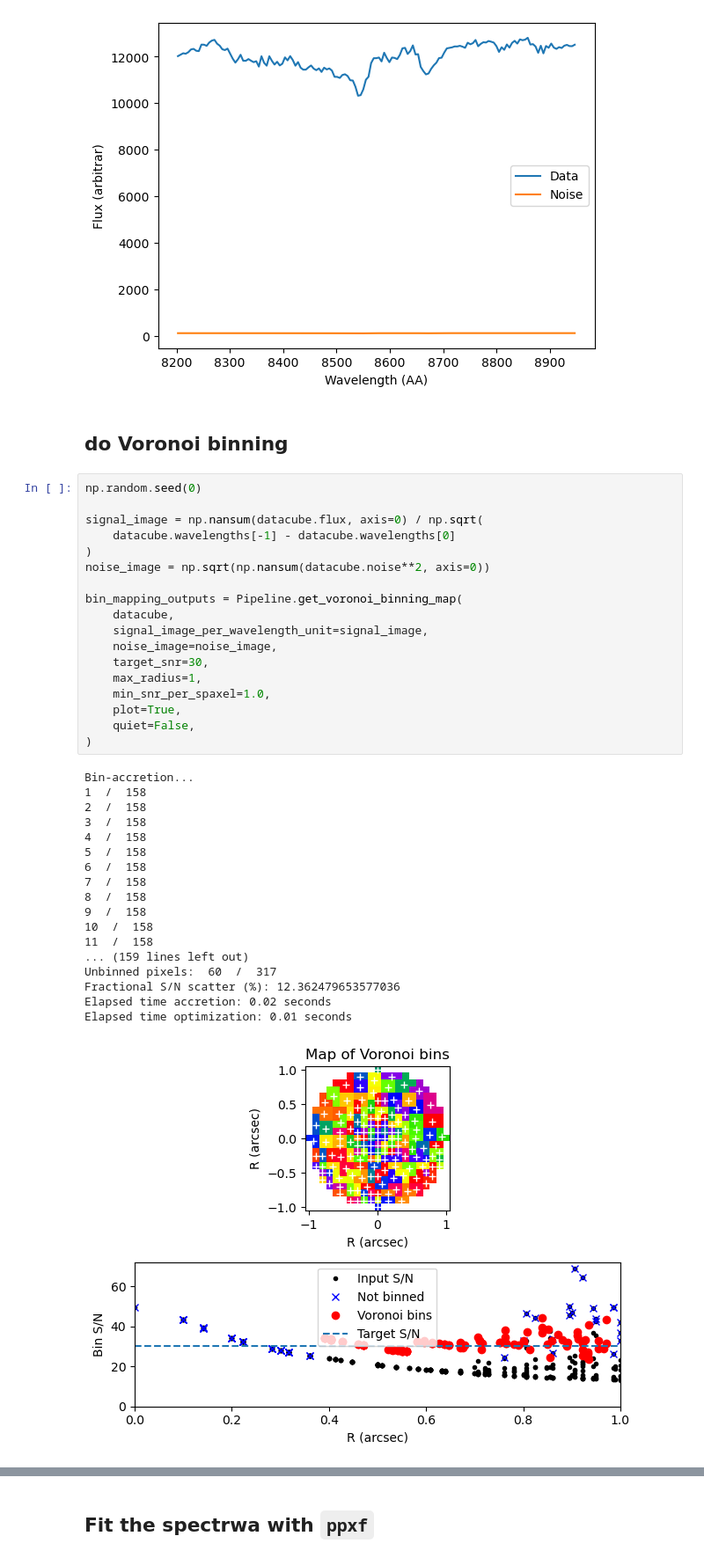
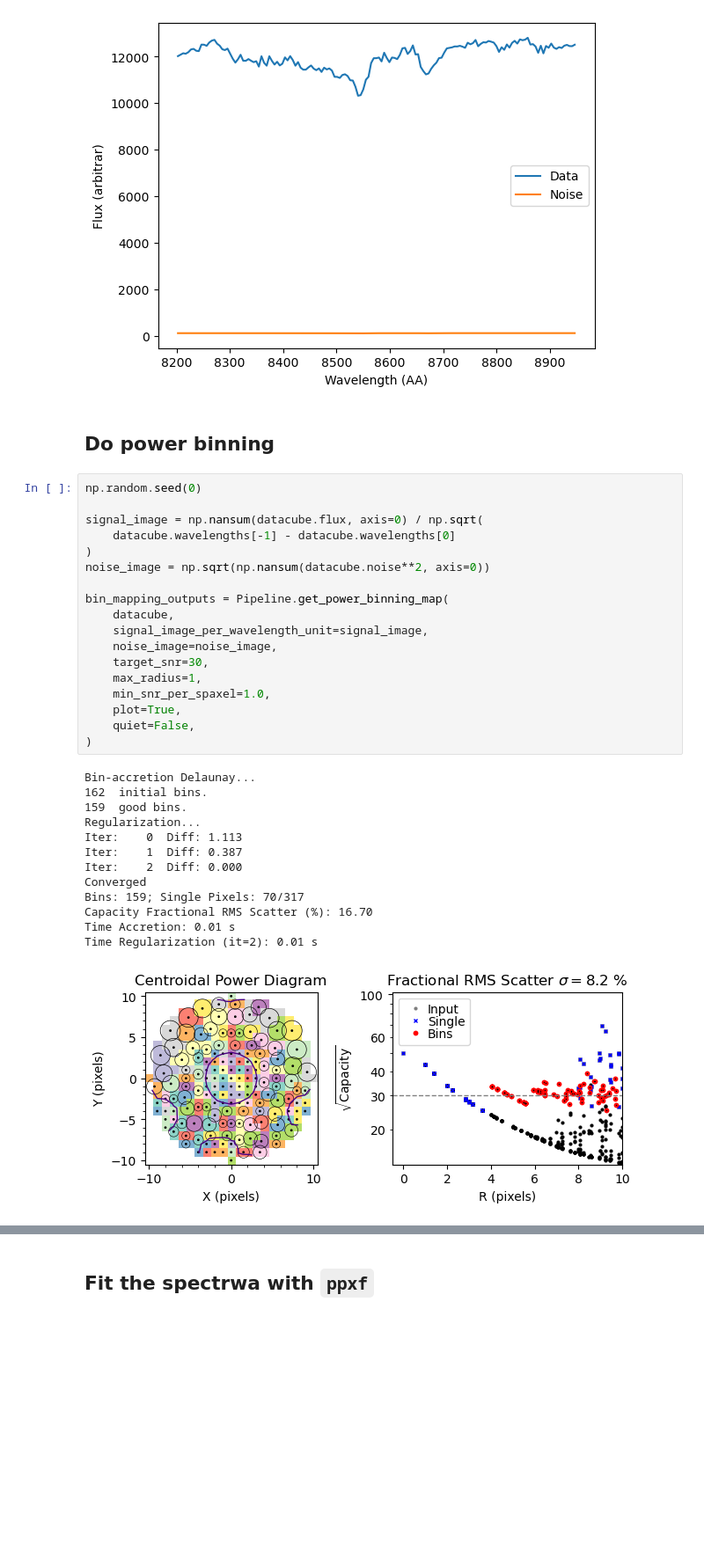
Before and after one commit to ajshajib/squirrel, a Jupyter notebook: notebooks/squirrel_example.ipynb, the cells around one changed output, grey strips where cells are left out. Shown at 88% size. Drawn from its saved outputs; the diff is of its cells as text; blank space fills up the shorter version.

```diff
--- a/notebooks/squirrel_example.ipynb
+++ b/notebooks/squirrel_example.ipynb
@@ -134,42 +134,37 @@ ax.legend()
 <matplotlib.legend.Legend at 0x...>
 [figure]
 # %% [markdown]
-## do Voronoi binning
+## Do power binning
 # %%
 np.random.seed(0)
 
 signal_image = np.nansum(datacube.flux, axis=0) / np.sqrt(
     datacube.wavelengths[-1] - datacube.wavelengths[0]
 )
 noise_image = np.sqrt(np.nansum(datacube.noise**2, axis=0))
 
-bin_mapping_outputs = Pipeline.get_voronoi_binning_map(
+bin_mapping_outputs = Pipeline.get_power_binning_map(
     datacube,
     signal_image_per_wavelength_unit=signal_image,
     noise_image=noise_image,
     target_snr=30,
     max_radius=1,
     min_snr_per_spaxel=1.0,
     plot=True,
     quiet=False,
 )
 # %% [output]
-Bin-accretion...
-1  /  158
-2  /  158
-3  /  158
-4  /  158
-5  /  158
-6  /  158
-7  /  158
-8  /  158
-9  /  158
-10  /  158
-11  /  158
-... (159 lines left out)
-Unbinned pixels:  60  /  317
-Fractional S/N scatter (%): 12.362479653577036
-Elapsed time accretion: 0.02 seconds
-Elapsed time optimization: 0.01 seconds
+Bin-accretion Delaunay...
+162  initial bins.
+159  good bins.
+Regularization...
+Iter:    0  Diff: 1.113
+Iter:    1  Diff: 0.387
+Iter:    2  Diff: 0.000
+Converged
+Bins: 159; Single Pixels: 70/317
+Capacity Fractional RMS Scatter (%): 16.70
+Time Accretion: 0.01 s
+Time Regularization (it=2): 0.01 s
-[figure, old version]
+[figure, new version]
 # %%
```
Also changed, not shown: parts of 9 cells of this notebook.
